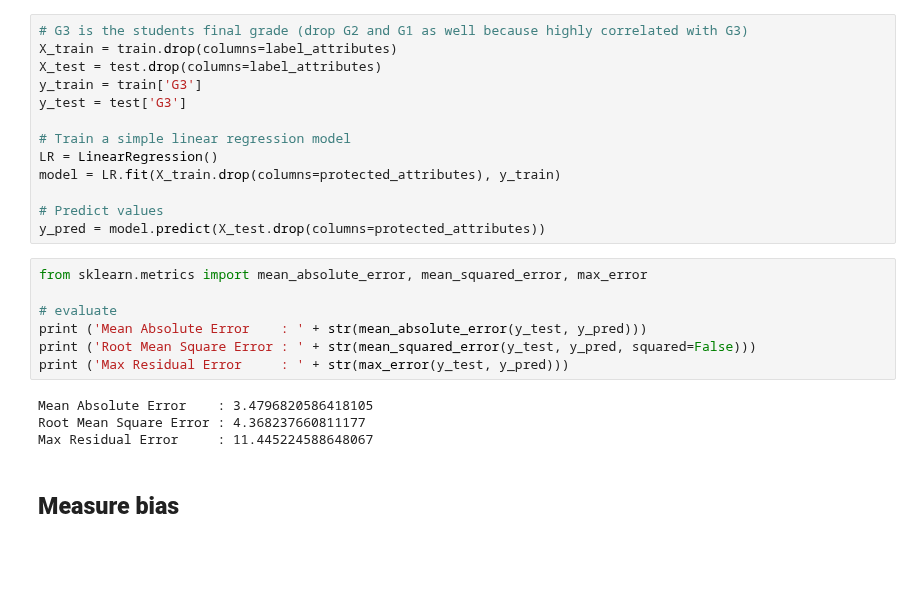
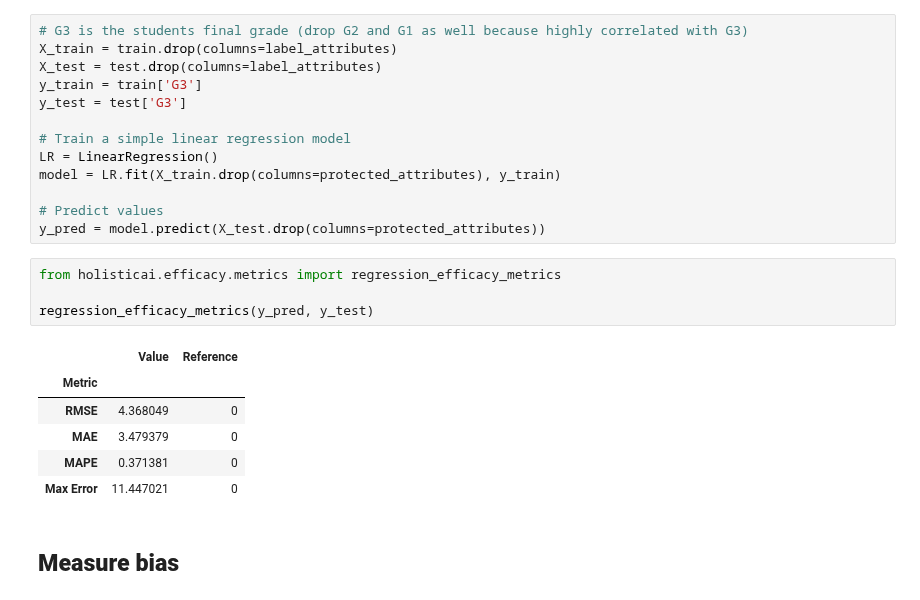
Before and after one commit to holistic-ai/holisticai, a Jupyter notebook: tutorials/bias/measuring_bias_tutorials/measuring_bias_regression.ipynb, the cells around one changed output. Drawn from its saved outputs; the diff is of its cells as text; blank space fills up the shorter version.

```diff
--- a/tutorials/bias/measuring_bias_tutorials/measuring_bias_regression.ipynb
+++ b/tutorials/bias/measuring_bias_tutorials/measuring_bias_regression.ipynb
@@ -151,17 +133,17 @@ model = LR.fit(X_train.drop(columns=protected_attributes), y_train)
 
 # Predict values
 y_pred = model.predict(X_test.drop(columns=protected_attributes))
-# %%
-from sklearn.metrics import mean_absolute_error, mean_squared_error, max_error
-
-# evaluate
-print ('Mean Absolute Error    : ' + str(mean_absolute_error(y_test, y_pred)))
-print ('Root Mean Square Error : ' + str(mean_squared_error(y_test, y_pred, squared=False)))
-print ('Max Residual Error     : ' + str(max_error(y_test, y_pred)))
-# %% [output]
-Mean Absolute Error    : 3.4796820586418105
-Root Mean Square Error : 4.368237660811177
-Max Residual Error     : 11.445224588648067
+# %%
+from holisticai.efficacy.metrics import regression_efficacy_metrics
+
+regression_efficacy_metrics(y_pred, y_test)
+# %% [output]
+|  | Value | Reference |
+| Metric |  |  |
+| RMSE | 4.368049 | 0 |
+| MAE | 3.479379 | 0 |
+| MAPE | 0.371381 | 0 |
+| Max Error | 11.447021 | 0 |
 # %% [markdown]
 ## **Measure bias**
 # %%
```
Also changed, not shown: parts of 8 cells of this notebook, 3 other files.
